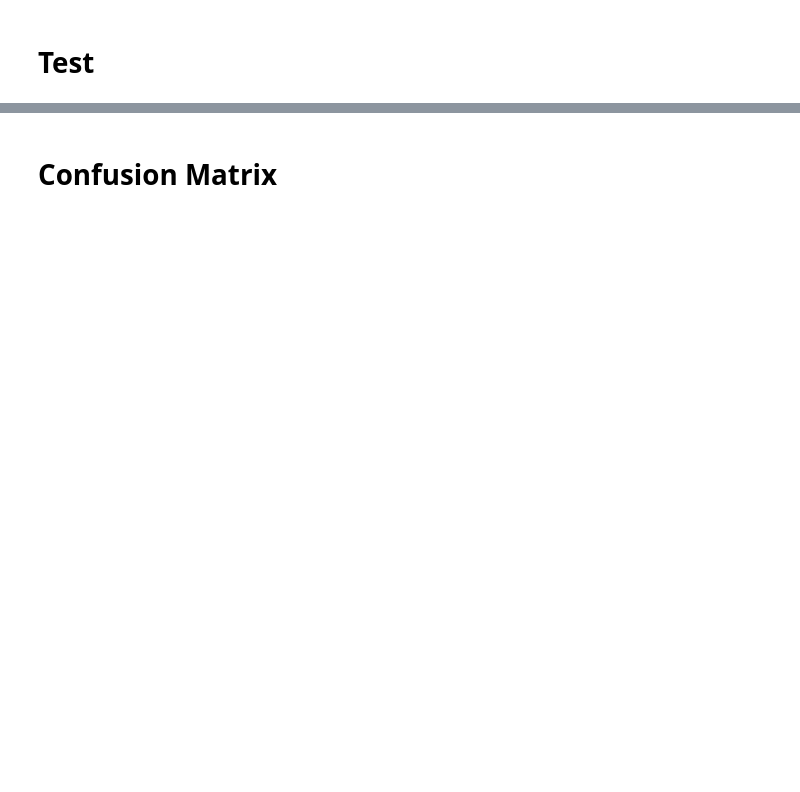
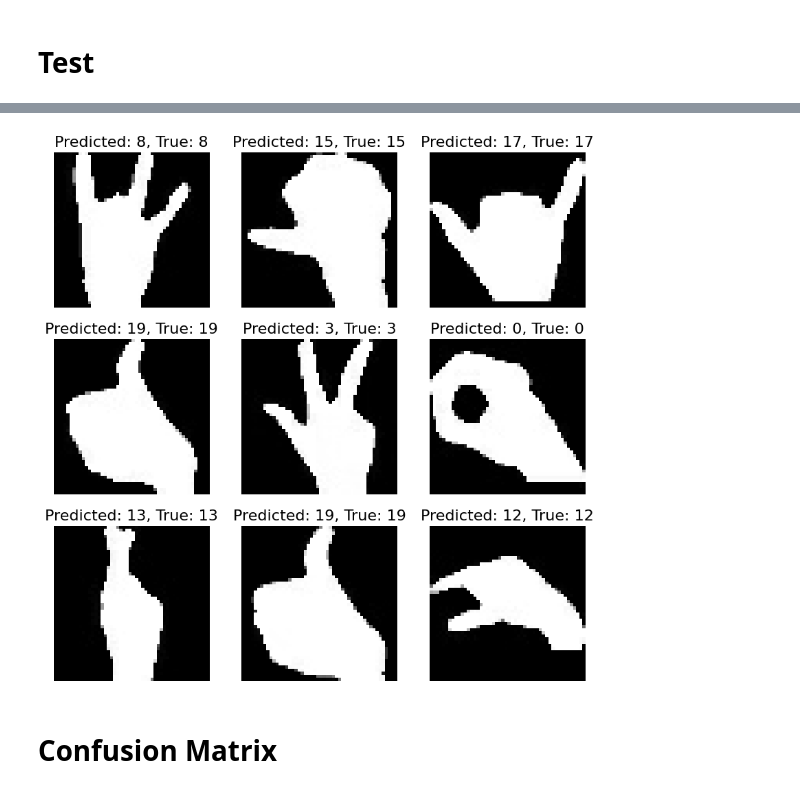
Before and after one commit to reda-mohsen/Hand_Gesture_Recognition, a Jupyter notebook: Hand_Recognition.ipynb, the cells around one changed output, grey strips where cells are left out. Saved outputs shown, nothing was run; the diff lists cells and outputs as text; code cells hidden in the pictures; blank space fills up the shorter version.

```diff
--- a/Hand_Recognition.ipynb
+++ b/Hand_Recognition.ipynb
@@ -229,2 +311,11 @@ print(f'\nTest accuracy: {test_accuracy * 100:>0.1f}%, Test loss: {test_loss:>8f
+# %%
+plt.figure(figsize=(10, 10))
+for i in range(9):
+    ax = plt.subplot(3, 3, i + 1)
+    plt.imshow(test_image_batch[i], cmap='gray')
+    plt.title("Predicted: {}, True: {}".format(pred[i], test_label_batch[i].numpy()), fontsize=16)
+    plt.axis("off")
+# %% [output]
+[figure, added]
 # %% [markdown]
 # Confusion Matrix
```
Also changed, not shown: parts of 22 cells of this notebook.
